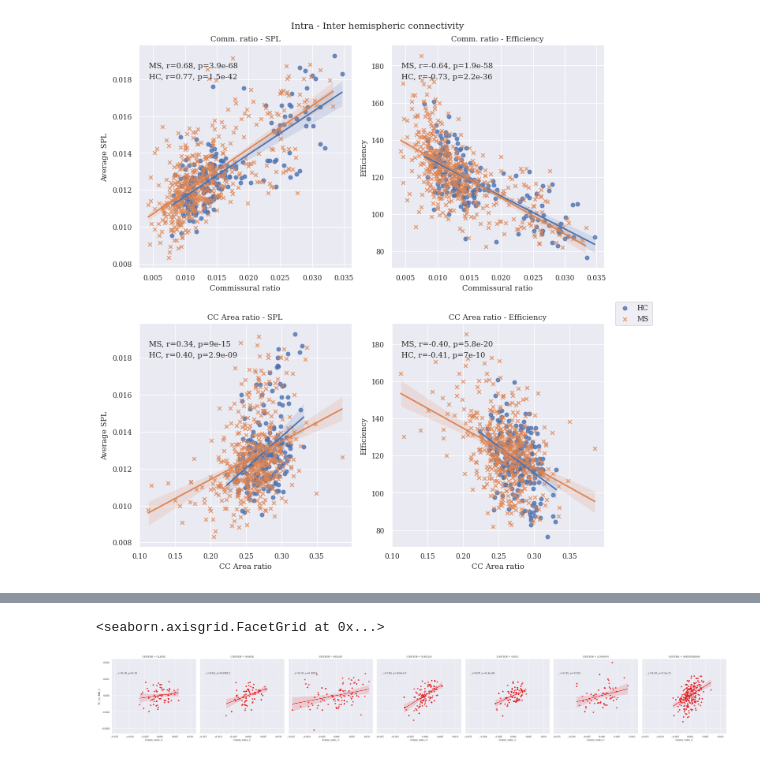
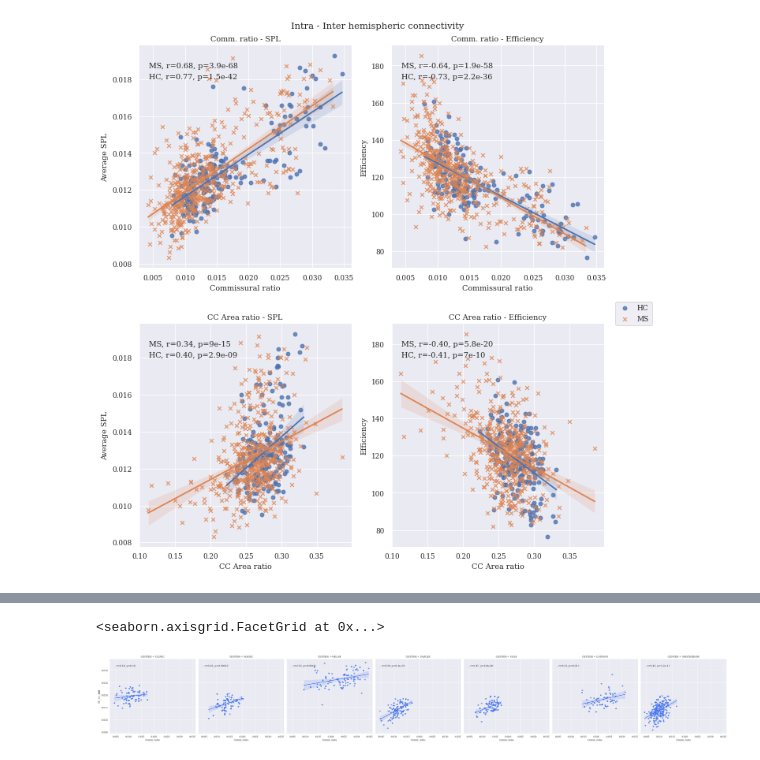
Before and after one commit to GerardMJuan/GraphNetworkMarkers, a Jupyter notebook: PAPER_FIGURES_TABLES/Fig1_intra_inter.ipynb, the cells around one changed output, grey strips where cells are left out. Drawn from its saved outputs; the diff is of its cells as text; code cells hidden in the pictures.

```diff
--- a/PAPER_FIGURES_TABLES/Fig1_intra_inter.ipynb
+++ b/PAPER_FIGURES_TABLES/Fig1_intra_inter.ipynb
@@ -157,17 +306,17 @@ plt.savefig("/home/extop/GERARD/PAPERS/PAPER_COBRA/FIGURES/FIg1_intrainter.pdf",
 # %%
 variable_to_plot = "Comm_ratio"
 cc = "SC_spl_full"
 
 results = smf.ols(f'{variable_to_plot} ~ C(CENTER)', data=df_merged).fit()
 df_merged[f"{variable_to_plot}_C"] = results.resid
 
 results = smf.ols(f'{cc} ~ C(CENTER)', data=df_merged).fit()
 df_merged[f"{cc}_C"] = results.resid
 
 df_merged['disease'] = np.where((df_merged['GROUP']== 'HC'), "HC", "MS")
 df_merged_hc = df_merged[df_merged.disease == "HC"]
-g = sns.lmplot(data=df_merged, x=f"{variable_to_plot}_C", y=f"{cc}_C", col="CENTER")
-g.map_dataframe(annotate, f"{variable_to_plot}_C", f"{cc}_C", multihue=False)
+g = sns.lmplot(data=df_merged, x=f"{variable_to_plot}", y=f"{cc}", col="CENTER")
+g.map_dataframe(annotate, f"{variable_to_plot}", f"{cc}", multihue=False)
 # %% [output]
 <seaborn.axisgrid.FacetGrid at 0x...>
-[figure, old version]
+[figure, new version]
```
Also changed, not shown: parts of 5 cells of this notebook, 15 other files.
